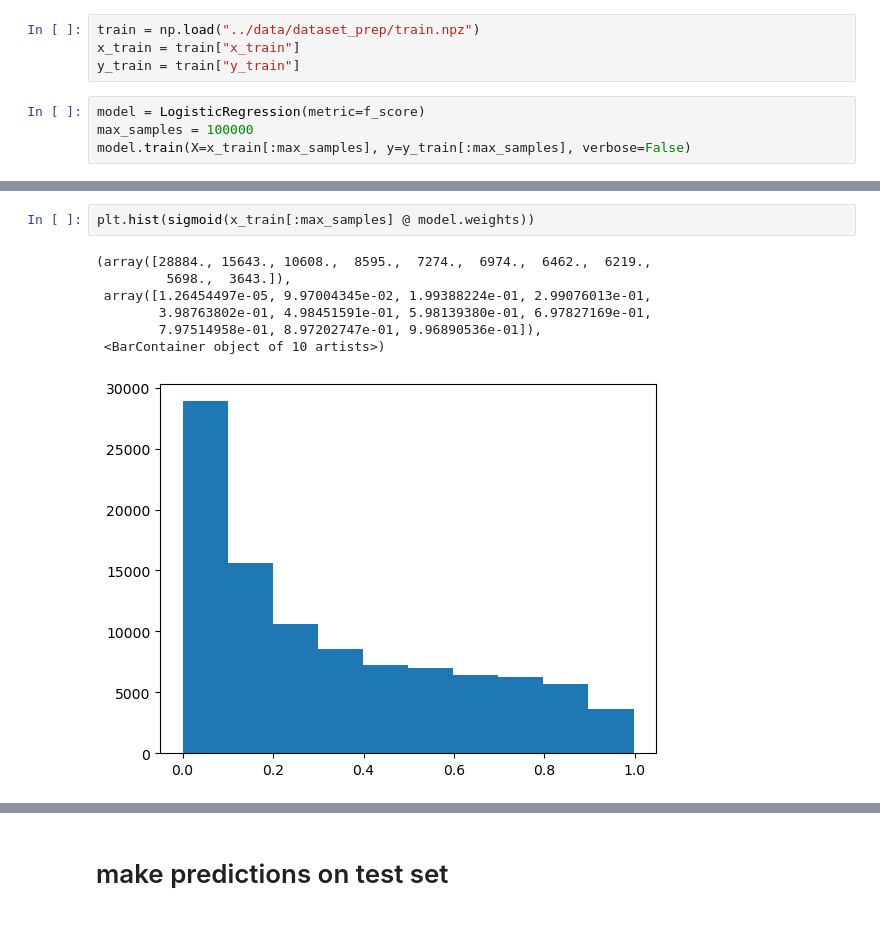
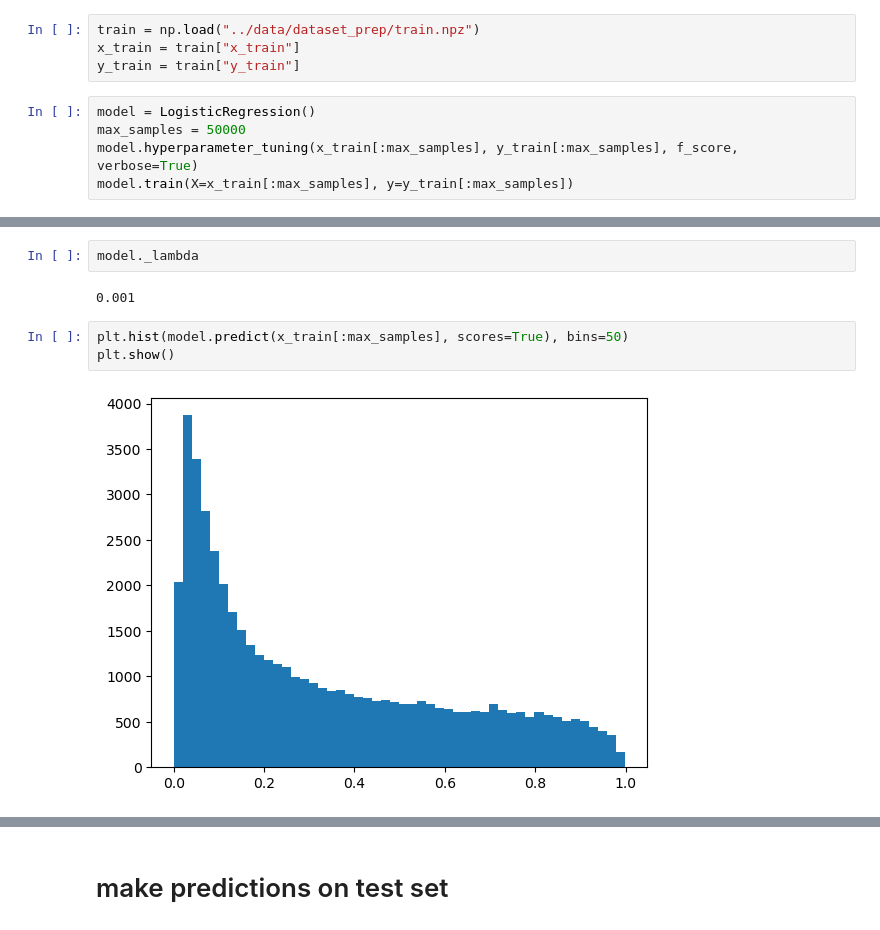
Before and after one commit to betty-gures/cs433project1, a Jupyter notebook: notebooks/004_logistic_regression.ipynb, the cells around one changed output, grey strips where cells are left out. Drawn from its saved outputs; the diff is of its cells as text.

Commit message:
refactor hyperparameter training

```diff
--- a/notebooks/004_logistic_regression.ipynb
+++ b/notebooks/004_logistic_regression.ipynb
@@ -25,7 +25,8 @@ train = np.load("../data/dataset_prep/train.npz")
 x_train = train["x_train"]
 y_train = train["y_train"]
 # %%
-model = LogisticRegression(metric=f_score)
-max_samples = 100000
-model.train(X=x_train[:max_samples], y=y_train[:max_samples], verbose=False)
+model = LogisticRegression()
+max_samples = 50000
+model.hyperparameter_tuning(x_train[:max_samples], y_train[:max_samples], f_score, verbose=True)
+model.train(X=x_train[:max_samples], y=y_train[:max_samples])
 # %% [output]
@@ -33,11 +50,10 @@ LogRegTrainResult(iterations=514, train_losses=[0.6931471805599453, 0.8134193679
+# %%
+model._lambda
+# %% [output]
+0.001
 # %%
-plt.hist(sigmoid(x_train[:max_samples] @ model.weights))
+plt.hist(model.predict(x_train[:max_samples], scores=True), bins=50)
+plt.show()
 # %% [output]
-(array([28884., 15643., 10608.,  8595.,  7274.,  6974.,  6462.,  6219.,
-         5698.,  3643.]),
- array([1.26454497e-05, 9.97004345e-02, 1.99388224e-01, 2.99076013e-01,
-        3.98763802e-01, 4.98451591e-01, 5.98139380e-01, 6.97827169e-01,
-        7.97514958e-01, 8.97202747e-01, 9.96890536e-01]),
- <BarContainer object of 10 artists>)
-[figure, old version]
+[figure, new version]
 # %%
```
Also changed, not shown: parts of 4 cells of this notebook, 9 other files.
